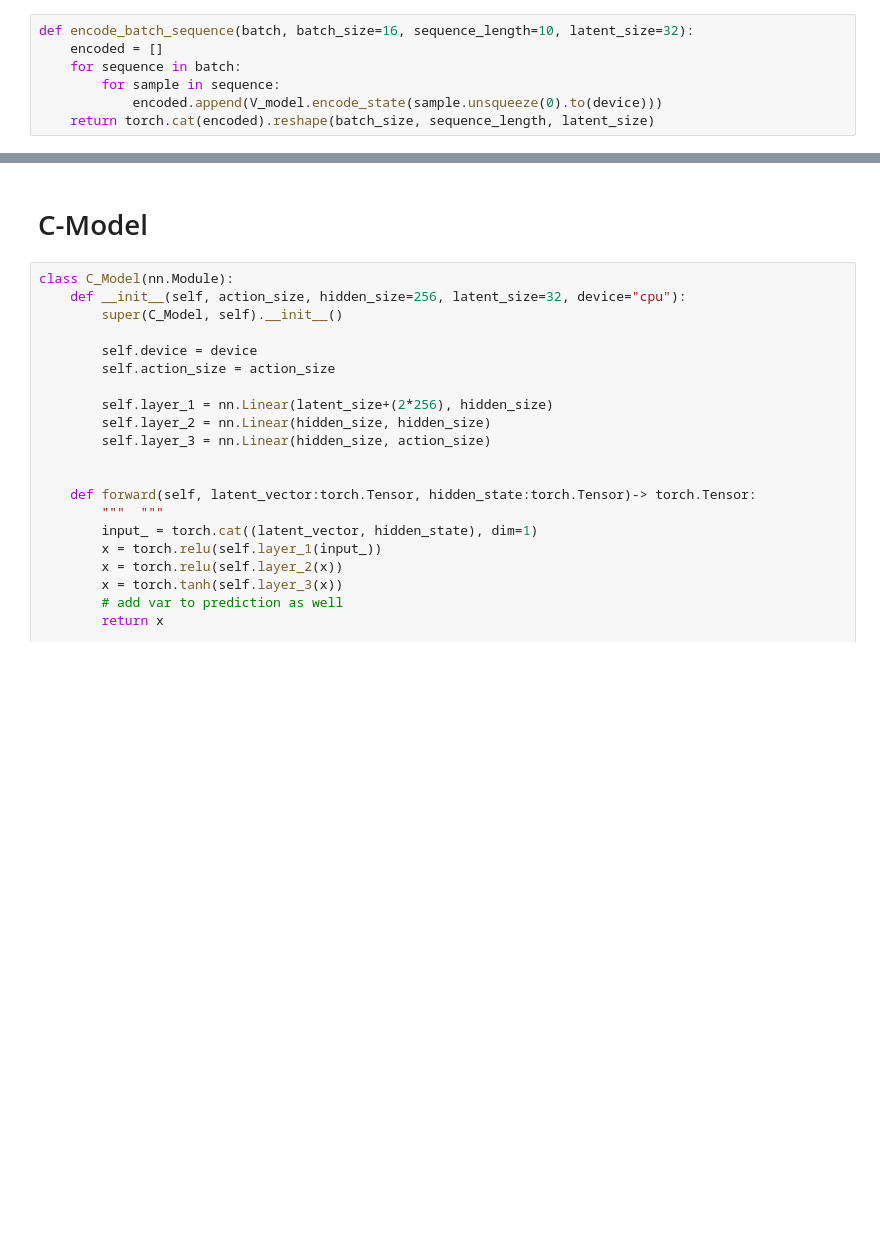
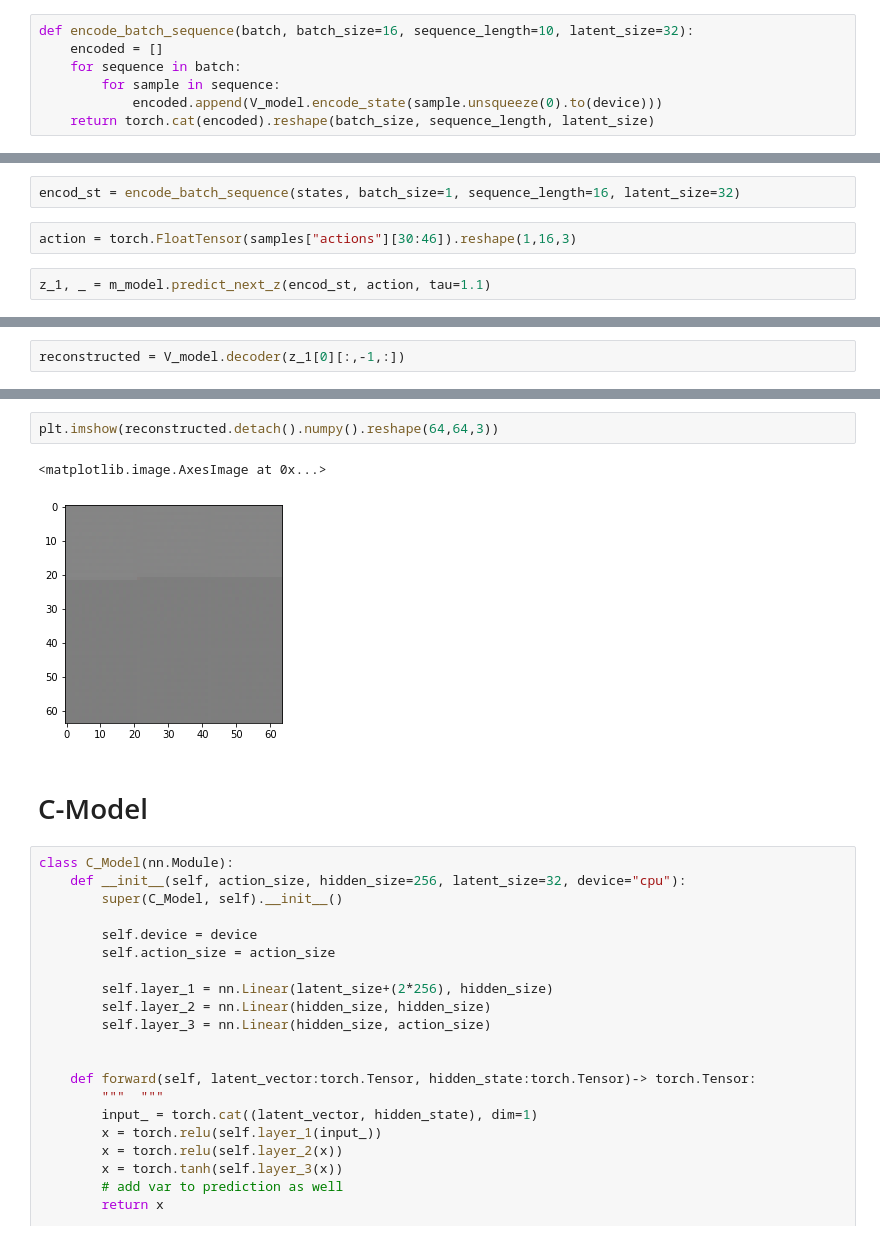
Before and after one commit to BY571/World-Models, a Jupyter notebook: World-Models-Notebook.ipynb, the cells around one changed output, grey strips where cells are left out. Drawn from its saved outputs; the diff is of its cells as text; blank space fills up the shorter version.

```diff
--- a/World-Models-Notebook.ipynb
+++ b/World-Models-Notebook.ipynb
@@ -572,0 +569,6 @@ m_model.load_state_dict(torch.load("M-Model_seq16_rms.pth"))
+# %%
+encod_st = encode_batch_sequence(states, batch_size=1, sequence_length=16, latent_size=32)
+# %%
+action = torch.FloatTensor(samples["actions"][30:46]).reshape(1,16,3)
+# %%
+z_1, _ = m_model.predict_next_z(encod_st, action, tau=1.1)
@@ -572,0 +594,2 @@ m_model.load_state_dict(torch.load("M-Model_seq16_rms.pth"))
+# %%
+reconstructed = V_model.decoder(z_1[0][:,-1,:])
@@ -573,3 +616,8 @@ m_model.load_state_dict(torch.load("M-Model_seq16_rms.pth"))
+# %%
+plt.imshow(reconstructed.detach().numpy().reshape(64,64,3))
+# %% [output]
+<matplotlib.image.AxesImage at 0x...>
+[figure, added]
 # %% [markdown]
 # C-Model
 # %%
```
Also changed, not shown: parts of 18 cells of this notebook.
